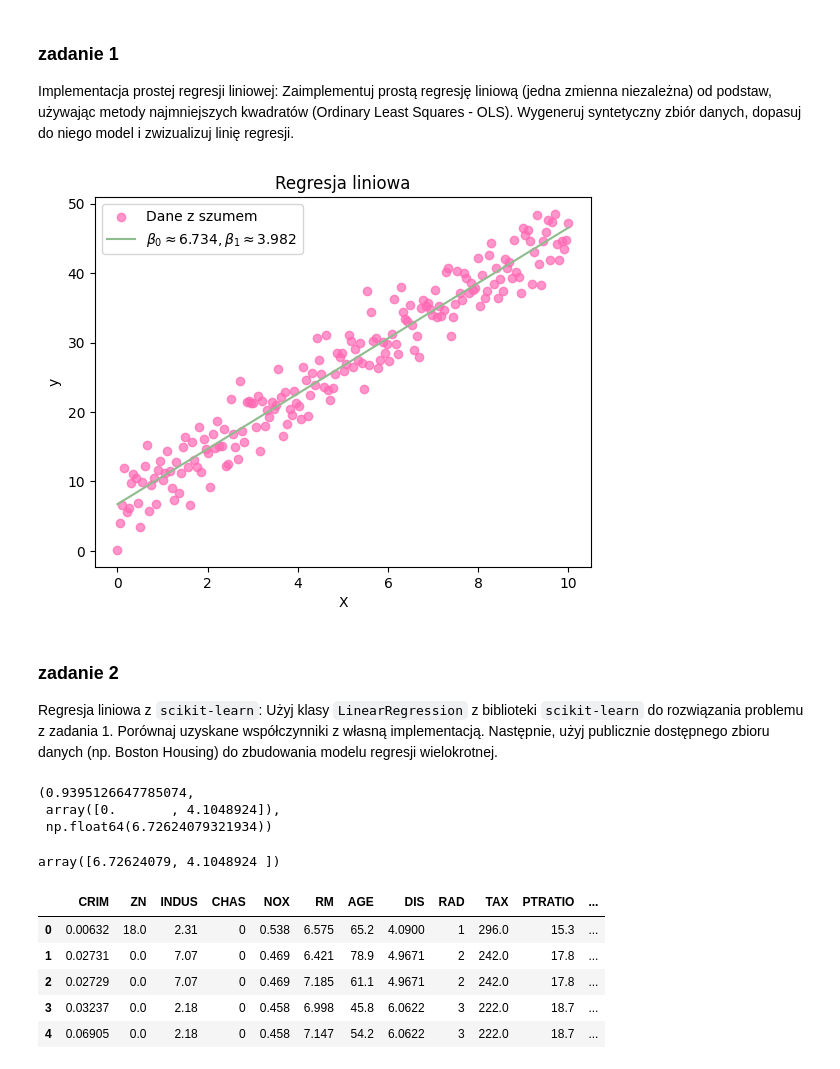
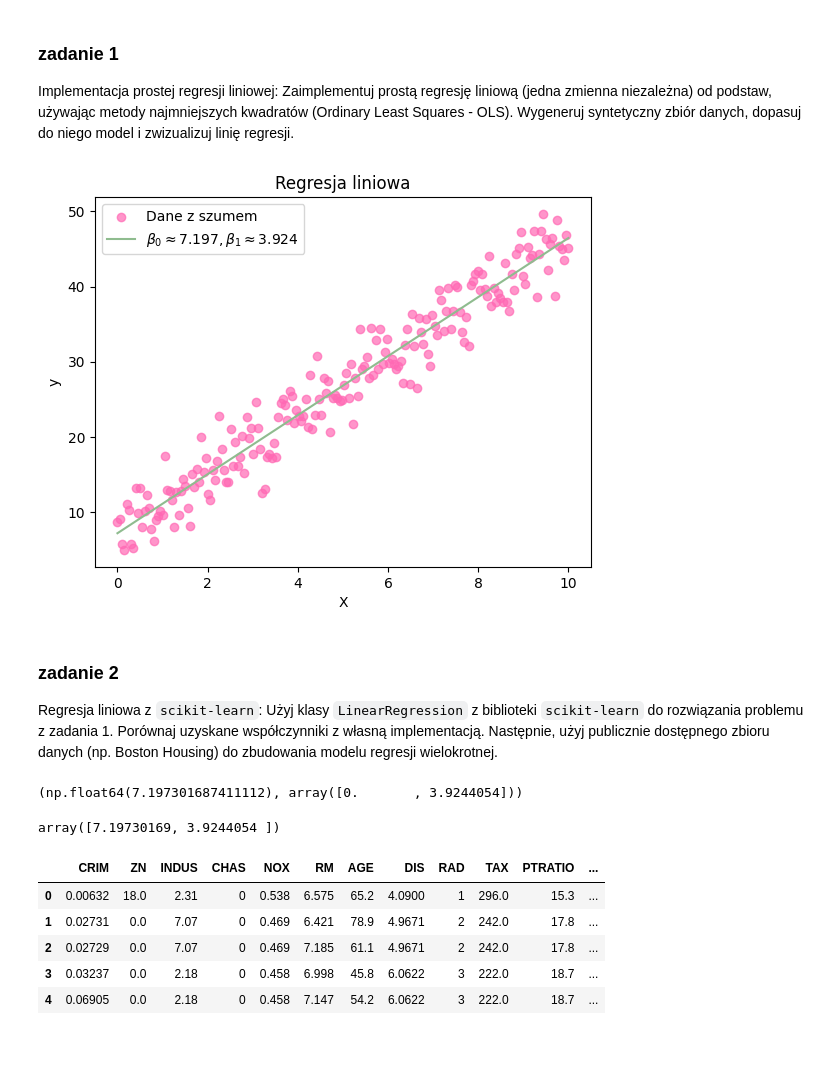
Before and after one commit to MariaNowacka/ml, a Jupyter notebook: l3.ipynb, the cells around one changed output. Saved outputs shown, nothing was run; the diff lists cells and outputs as text; code cells hidden in the pictures.

```diff
--- a/l3.ipynb
+++ b/l3.ipynb
@@ -43,35 +43,32 @@ def regresja(X, y):
     return beta_hat
 # %%
 n=200
-xs = np.linspace(0, 10, n)
-X1 = np.column_stack((np.ones(n), xs))
+x1 = np.linspace(0, 10, n)
+X1 = np.column_stack((np.ones(n), x1))
 noise = np.random.normal(0, 3, n)
-y1 = 4 * xs + 7 + noise
+y1 = 4 * x1 + 7 + noise
 beta_hat = regresja(X1, y1).flatten()
-plt.scatter(xs, y1, color='hotpink', alpha=0.7, label='Dane z szumem')
-plt.plot(xs, X1 @ beta_hat, color='darkseagreen', label=rf'$ \beta_0 \approx {beta_hat[0]:.3f}, \beta_1 \approx {beta_hat[1]:.3f}$')
+plt.scatter(x1, y1, color='hotpink', alpha=0.7, label='Dane z szumem')
+plt.plot(x1, X1 @ beta_hat, color='darkseagreen', label=rf'$ \beta_0 \approx {beta_hat[0]:.3f}, \beta_1 \approx {beta_hat[1]:.3f}$')
 plt.legend();plt.xlabel('X');plt.ylabel('y')
 plt.title('Regresja liniowa')
 plt.show()
 # %% [output]
-[figure, old version]
+[figure, new version]
 # %% [markdown]
 ### zadanie 2
 Regresja liniowa z `scikit-learn`: Użyj klasy `LinearRegression` z biblioteki `scikit-learn` do rozwiązania problemu z zadania 1. Porównaj uzyskane współczynniki z własną implementacją. Następnie, użyj publicznie dostępnego zbioru danych (np. Boston Housing) do zbudowania modelu regresji wielokrotnej.
 # %%
 from sklearn.linear_model import LinearRegression
 # %%
-LinearRegression().fit(X, y)
-reg = LinearRegression().fit(X, y)
-reg.score(X, y), reg.coef_, reg.intercept_
+reg = LinearRegression().fit(X1, y1)
+reg.intercept_, reg.coef_
 # %% [output]
-(0.9395126647785074,
- array([0.       , 4.1048924]),
- np.float64(6.72624079321934))
+(np.float64(7.197301687411112), array([0.       , 3.9244054]))
 # %%
 beta_hat
 # %% [output]
-array([6.72624079, 4.1048924 ])
+array([7.19730169, 3.9244054 ])
 # %%
 column_names = ['CRIM', 'ZN', 'INDUS', 'CHAS', 'NOX', 'RM', 'AGE', 'DIS', 'RAD', 'TAX', 'PTRATIO', 'B', 'LSTAT', 'MEDV']
 
```
Also changed, not shown: parts of 7 cells of this notebook.
